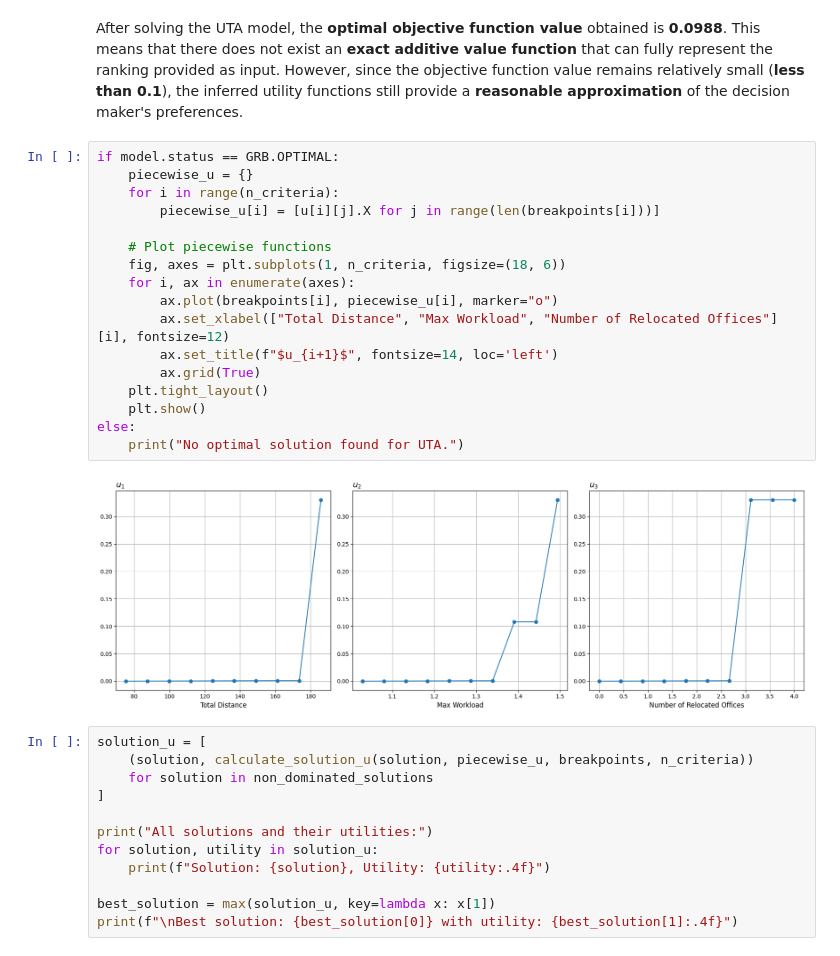
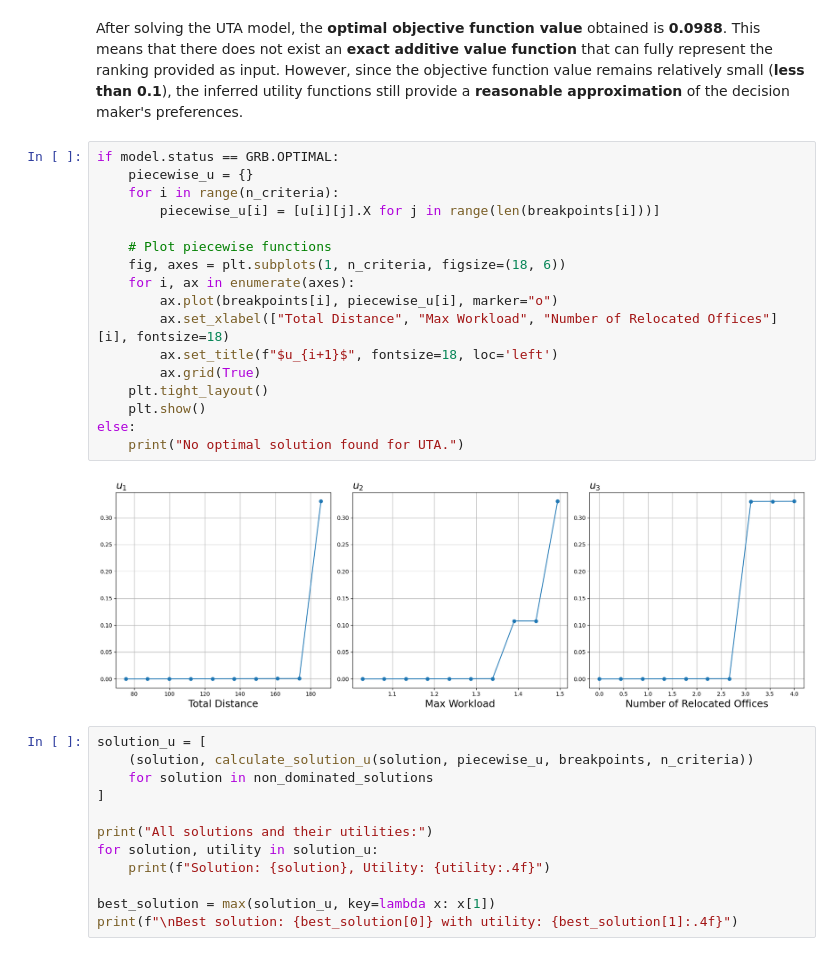
Before and after one commit to AncientPatata/sdp_project, a Jupyter notebook: step_4.ipynb, the cells around one changed output. Saved outputs shown, nothing was run; the diff lists cells and outputs as text.

```diff
--- a/step_4.ipynb
+++ b/step_4.ipynb
@@ -211,22 +211,22 @@ After solving the UTA model, the **optimal objective function value** obtained i
 # %%
 if model.status == GRB.OPTIMAL:
     piecewise_u = {}
     for i in range(n_criteria):
         piecewise_u[i] = [u[i][j].X for j in range(len(breakpoints[i]))]
 
     # Plot piecewise functions
     fig, axes = plt.subplots(1, n_criteria, figsize=(18, 6))
     for i, ax in enumerate(axes):
         ax.plot(breakpoints[i], piecewise_u[i], marker="o")
-        ax.set_xlabel(["Total Distance", "Max Workload", "Number of Relocated Offices"][i], fontsize=12)
-        ax.set_title(f"$u_{i+1}$", fontsize=14, loc='left')
+        ax.set_xlabel(["Total Distance", "Max Workload", "Number of Relocated Offices"][i], fontsize=18)
+        ax.set_title(f"$u_{i+1}$", fontsize=18, loc='left')
         ax.grid(True)
     plt.tight_layout()
     plt.show()
 else:
     print("No optimal solution found for UTA.")
 # %% [output]
-[figure, old version]
+[figure, new version]
 # %%
 solution_u = [
     (solution, calculate_solution_u(solution, piecewise_u, breakpoints, n_criteria))
```
